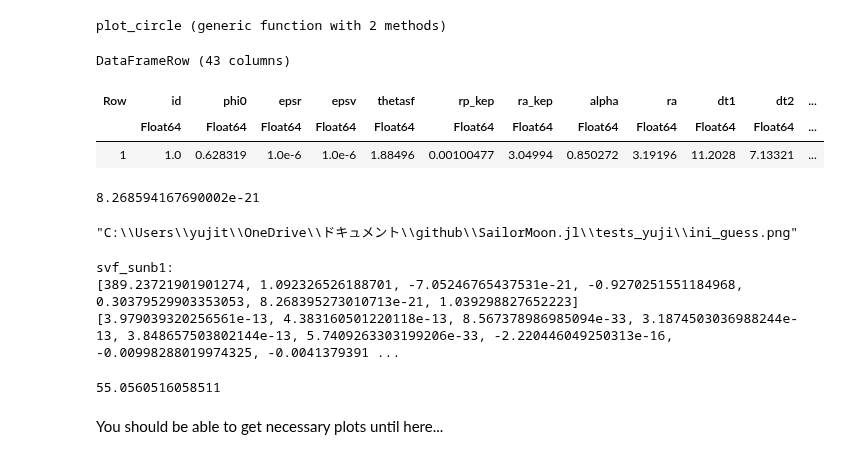
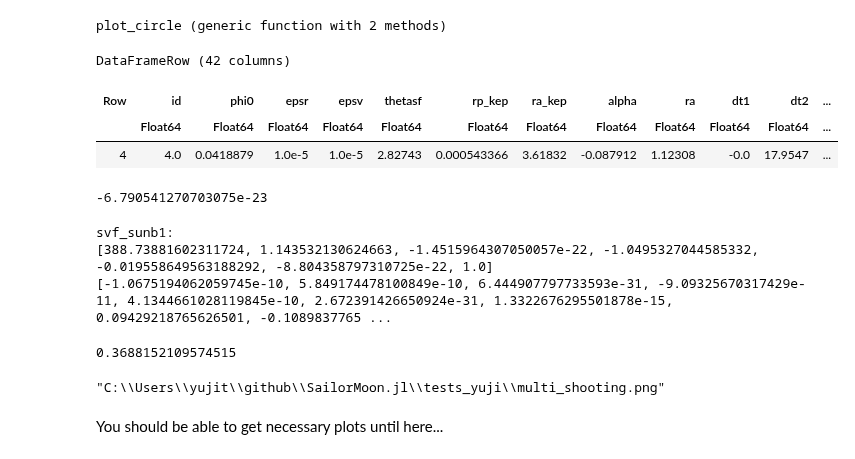
Before and after one commit to Yuricst/SailorMoon.jl, a Jupyter notebook: tests_yuji/dev-multiple-shooting-test-you.ipynb, the cells around one changed output. Drawn from its saved outputs; the diff is of its cells as text; code cells hidden in the pictures.

```diff
--- a/tests_yuji/dev-multiple-shooting-test-you.ipynb
+++ b/tests_yuji/dev-multiple-shooting-test-you.ipynb
@@ -52,32 +52,32 @@ moon_soi_outer = plot_circle((1-param3b.mu2)*param3b.lstar+66000, 0.0, 0.0);
 # %%
 ### PARAMETERS ###################################
 # csv file to load the initial solution
-filename = "../run/data/grid_search_Tsit5_0323_EMrotThrust.csv"
+filename = "../run/data/grid_search_Tsit5_0522_EMrotThrust.csv"
 # dv_dir function corresponding to the csv file
 dir_func = SailorMoon.dv_EMrotdir_sb1frame
 
 # 3body parameter
 param3b = SailorMoon.dynamics_parameters()
 
 n_arc = 5
 ##################################################
 
 if dir_func == SailorMoon.dv_no_thrust
     τ_ig = 0.0
 else
     τ_ig = 1.0
 end
 
 # load initial guess
 df = DataFrame(CSV.File(filename))
 
 # maybe want to use "for row in eachrow(df)" to automate the process...?
-row = df[1,:]
+row = df[4,:]
 # %% [output]
-DataFrameRow (43 columns)
+DataFrameRow (42 columns)
 | Row | id | phi0 | epsr | epsv | thetasf | rp_kep | ra_kep | alpha | ra | dt1 | dt2 | ... |
 |  | Float64 | Float64 | Float64 | Float64 | Float64 | Float64 | Float64 | Float64 | Float64 | Float64 | Float64 | ... |
-| 1 | 1.0 | 0.628319 | 1.0e-6 | 1.0e-6 | 1.88496 | 0.00100477 | 3.04994 | 0.850272 | 3.19196 | 11.2028 | 7.13321 | ... |
+| 4 | 4.0 | 0.0418879 | 1.0e-5 | 1.0e-5 | 2.82743 | 0.000543366 | 3.61832 | -0.087912 | 1.12308 | -0.0 | 17.9547 | ... |
 # %%
 sv_mid_cart = [row.x_ra, row.y_ra, row.z_ra, row.xdot_ra, row.ydot_ra, row.zdot_ra]
 # change the coordinates into cylindrical (only position)
@@ -101,7 +101,7 @@ vx_lpo = row.xdot_lpo
 vy_lpo = row.ydot_lpo
 vz_lpo = row.zdot_lpo
 # %% [output]
-8.268594167690002e-21
+-6.790541270703075e-23
 # %%
 svf = [x_lpo, y_lpo, z_lpo, vx_lpo, vy_lpo, vz_lpo, 1.0]
 tspan = [0, -tof]
@@ -134,9 +134,7 @@ plot!(pcart_, moon_soi_outer[1,:], moon_soi_outer[2,:], c=:black, lw=1.0, label=
     yaxis=(formatter=y->string(round(y / 10^6; digits=1))),
 )
 
-savefig("ini_guess.png")
+# savefig("ini_guess.png")
-# %% [output]
-"C:\\Users\\yujit\\OneDrive\\ドキュメント\\github\\SailorMoon.jl\\tests_yuji\\ini_guess.png"
 # %%
 ig_x, lx, ux = SailorMoon.make_ig_bounds2(row, τ_ig, paramMulti.n_arc);
 res, sol_param_list, sols_ballistic, _ = SailorMoon.multishoot_trajectory2(ig_x, dir_func, paramMulti, true, true);
@@ -144,9 +142,9 @@ println(res)
 norm(res)
 # %% [output]
 svf_sunb1:
-[389.23721901901274, 1.092326526188701, -7.05246765437531e-21, -0.9270251551184968, 0.30379529903353053, 8.268395273010713e-21, 1.039298827652223]
-[3.979039320256561e-13, 4.383160501220118e-13, 8.567378986985094e-33, 3.1874503036988244e-13, 3.848657503802144e-13, 5.7409263303199206e-33, -2.220446049250313e-16, -0.00998288019974325, -0.0041379391 ...
+[388.73881602311724, 1.143532130624663, -1.4515964307050057e-22, -1.0495327044585332, -0.019558649563188292, -8.804358797310725e-22, 1.0]
+[-1.0675194062059745e-10, 5.849174478100849e-10, 6.444907797733593e-31, -9.09325670317429e-11, 4.1344661028119845e-10, 2.672391426650924e-31, 1.3322676295501878e-15, 0.09429218765626501, -0.1089837765 ...
-55.0560516058511
+0.3688152109574515
 # %%
 pcart = plot(
     size=(700,500), frame_style=:box, aspect_ratio=:equal, grid=0.4, legend=false,
@@ -216,6 +214,8 @@ plot!(pcart, moon_soi_outer[1,:], moon_soi_outer[2,:], c=:black, lw=1.0, label="
     yaxis=(formatter=y->string(round(y / 10^6; digits=1))),
 )
 savefig("multi_shooting.png")
+# %% [output]
+"C:\\Users\\yujit\\github\\SailorMoon.jl\\tests_yuji\\multi_shooting.png"
 # %% [markdown]
 You should be able to get necessary plots until here...
 # %%
```
Also changed, not shown: parts of 2 cells of this notebook, 3 other files.
